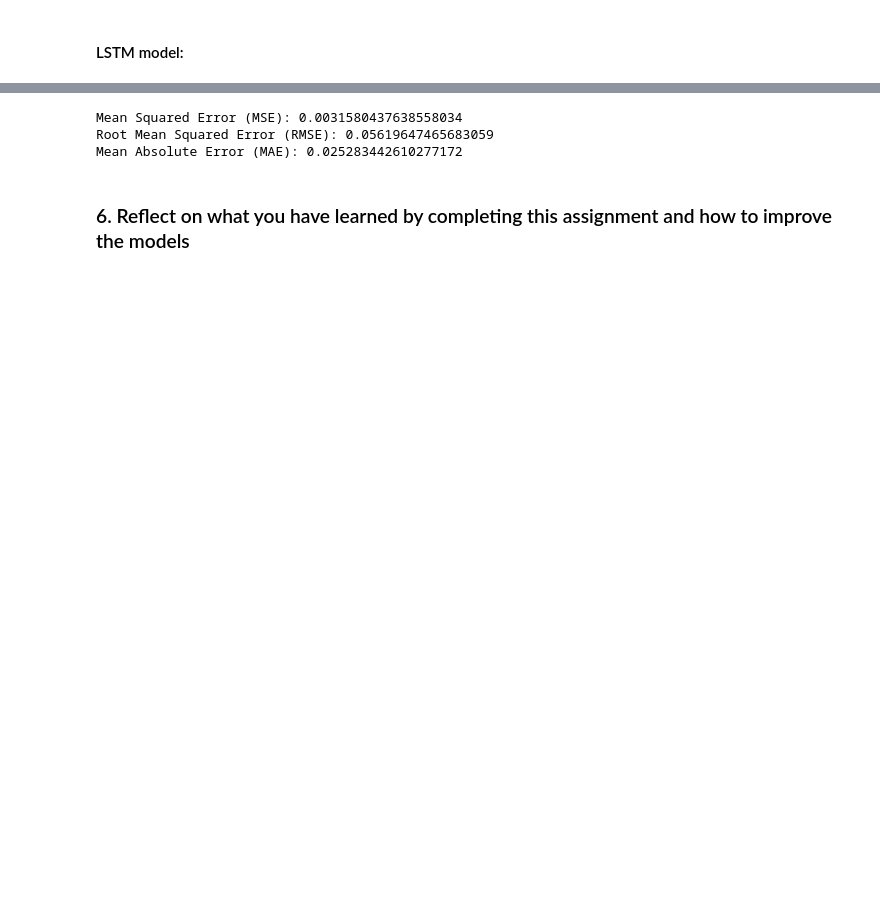
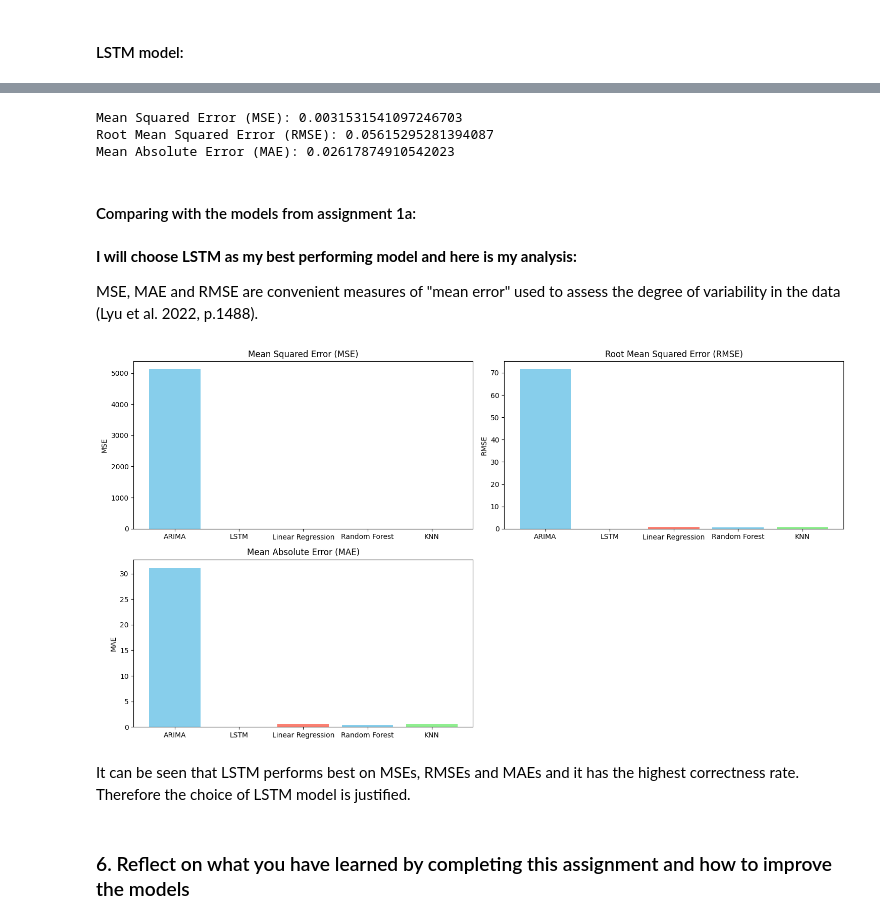
Before and after one commit to yuqingc31/MiningBigData, a Jupyter notebook: assignment2/a1841612_yuqingchen_assign1b.ipynb, the cells around one changed output, grey strips where cells are left out. Drawn from its saved outputs; the diff is of its cells as text; code cells hidden in the pictures; blank space fills up the shorter version.

```diff
--- a/assignment2/a1841612_yuqingchen_assign1b.ipynb
+++ b/assignment2/a1841612_yuqingchen_assign1b.ipynb
@@ -495,13 +480,13 @@ mean Absolute Percentage Error: 30.53
 # %%
 # LSTM
-mse = mean_squared_error(y_test, y_pred)
-rmse = np.sqrt(mse)
-mae = mean_absolute_error(y_test, y_pred)
+mse_lstm = mean_squared_error(y_test, y_pred)
+rmse_lstm = np.sqrt(mse_lstm)
+mae_lstm = mean_absolute_error(y_test, y_pred)
 
-print(f'Mean Squared Error (MSE): {mse}')
-print(f'Root Mean Squared Error (RMSE): {rmse}')
-print(f'Mean Absolute Error (MAE): {mae}')
+print(f'Mean Squared Error (MSE): {mse_lstm}')
+print(f'Root Mean Squared Error (RMSE): {rmse_lstm}')
+print(f'Mean Absolute Error (MAE): {mae_lstm}')
 # %% [output]
-Mean Squared Error (MSE): 0.0031580437638558034
-Root Mean Squared Error (RMSE): 0.05619647465683059
-Mean Absolute Error (MAE): 0.025283442610277172
+Mean Squared Error (MSE): 0.0031531541097246703
+Root Mean Squared Error (RMSE): 0.05615295281394087
+Mean Absolute Error (MAE): 0.02617874910542023
@@ -508,2 +505,43 @@ Mean Absolute Error (MAE): 0.025283442610277172
+# %% [markdown]
+#### Comparing with the models from assignment 1a:
+# %% [markdown]
+**I will choose LSTM as my best performing model and here is my analysis:**
+
+MSE, MAE and RMSE are convenient measures of "mean error" used to assess the degree of variability in the data (Lyu et al. 2022, p.1488).
+# %%
+model_labels = ['ARIMA','LSTM','Linear Regression', 'Random Forest', 'KNN']
+
+mse_scores = [5120.404033976315,0.0031531541097246703,0.8259084313087495, 0.4518634110870476, 0.8360846484033293]
+rmse_scores = [71.55699849753562, 0.05615295281394087, 0.9087950436202595, 0.672207863005966, 0.9143766447166777]
+mae_scores = [31.188303913961214, 0.02617874910542023, 0.5890645981120011, 0.39731486881126465 ,0.5803444649246301]
+
+plt.figure(figsize=(15, 8))
+# MSE
+plt.subplot(2, 2, 1)
+plt.bar(model_labels, mse_scores, color=['skyblue', 'lightgreen', 'salmon'])
+plt.title('Mean Squared Error (MSE)')
+plt.ylabel('MSE')
+
+
+# RMSE
+plt.subplot(2, 2, 2)
+plt.bar(model_labels, rmse_scores, color=['skyblue', 'lightgreen', 'salmon'])
+plt.title('Root Mean Squared Error (RMSE)')
+plt.ylabel('RMSE')
+
+
+# MAE
+plt.subplot(2, 2, 3)
+plt.bar(model_labels, mae_scores, color=['skyblue', 'lightgreen', 'salmon'])
+plt.title('Mean Absolute Error (MAE)')
+plt.ylabel('MAE')
+
+plt.tight_layout()
+
+plt.show()
+# %% [output]
+[figure, added]
+# %% [markdown]
+It can be seen that LSTM performs best on MSEs, RMSEs and MAEs and it has the highest correctness rate. Therefore the choice of LSTM model is justified.
 # %% [markdown]
 ### 6. Reflect on what you have learned by completing this assignment and how to improve the models
```
Also changed, not shown: parts of 25 cells of this notebook, 3 other files.
